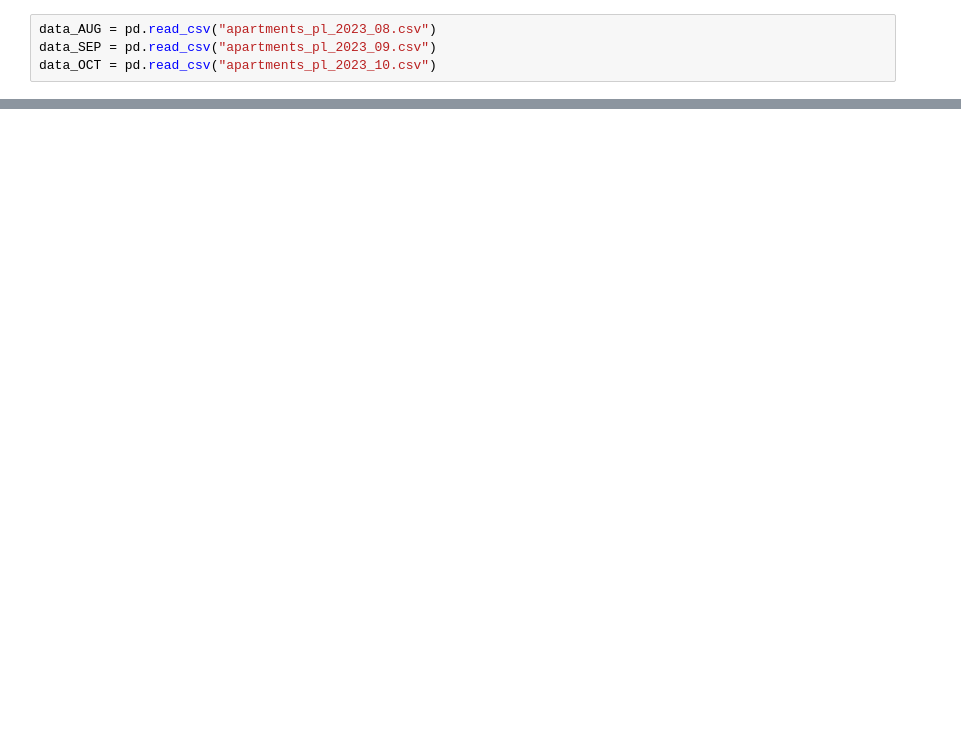
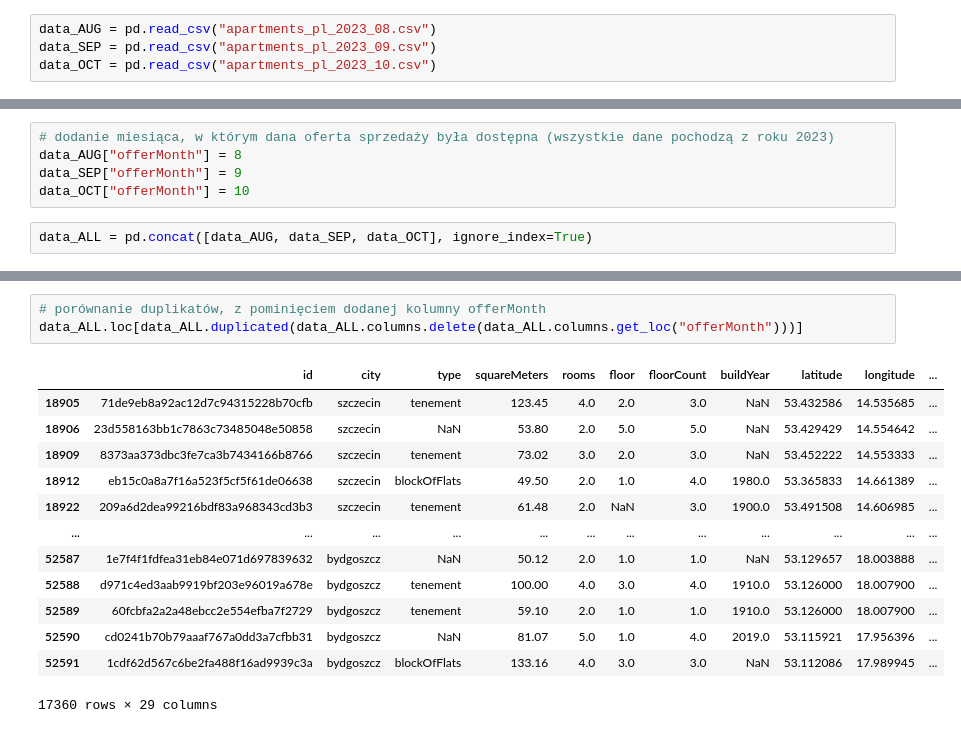
Before and after one commit to Roger1121/FlatAI, a Jupyter notebook: DataAnalysis.ipynb, the cells around one changed output, grey strips where cells are left out. Drawn from its saved outputs; the diff is of its cells as text; blank space fills up the shorter version.

Commit message:
Display data statistics from pandas. Concatenate all data files.

```diff
--- a/DataAnalysis.ipynb
+++ b/DataAnalysis.ipynb
@@ -24,0 +138,7 @@ len(data_OCT)
+# %%
+# dodanie miesiąca, w którym dana oferta sprzedaży była dostępna (wszystkie dane pochodzą z roku 2023)
+data_AUG["offerMonth"] = 8
+data_SEP["offerMonth"] = 9
+data_OCT["offerMonth"] = 10
+# %%
+data_ALL = pd.concat([data_AUG, data_SEP, data_OCT], ignore_index=True)
@@ -24,0 +175,17 @@ len(data_OCT)
+# %%
+# porównanie duplikatów, z pominięciem dodanej kolumny offerMonth
+data_ALL.loc[data_ALL.duplicated(data_ALL.columns.delete(data_ALL.columns.get_loc("offerMonth")))]
+# %% [output]
+|  | id | city | type | squareMeters | rooms | floor | floorCount | buildYear | latitude | longitude | ... |
+| 18905 | 71de9eb8a92ac12d7c94315228b70cfb | szczecin | tenement | 123.45 | 4.0 | 2.0 | 3.0 | NaN | 53.432586 | 14.535685 | ... |
+| 18906 | 23d558163bb1c7863c73485048e50858 | szczecin | NaN | 53.80 | 2.0 | 5.0 | 5.0 | NaN | 53.429429 | 14.554642 | ... |
+| 18909 | 8373aa373dbc3fe7ca3b7434166b8766 | szczecin | tenement | 73.02 | 3.0 | 2.0 | 3.0 | NaN | 53.452222 | 14.553333 | ... |
+| 18912 | eb15c0a8a7f16a523f5cf5f61de06638 | szczecin | blockOfFlats | 49.50 | 2.0 | 1.0 | 4.0 | 1980.0 | 53.365833 | 14.661389 | ... |
+| 18922 | 209a6d2dea99216bdf83a968343cd3b3 | szczecin | tenement | 61.48 | 2.0 | NaN | 3.0 | 1900.0 | 53.491508 | 14.606985 | ... |
+| ... | ... | ... | ... | ... | ... | ... | ... | ... | ... | ... | ... |
+| 52587 | 1e7f4f1fdfea31eb84e071d697839632 | bydgoszcz | NaN | 50.12 | 2.0 | 1.0 | 1.0 | NaN | 53.129657 | 18.003888 | ... |
+| 52588 | d971c4ed3aab9919bf203e96019a678e | bydgoszcz | tenement | 100.00 | 4.0 | 3.0 | 4.0 | 1910.0 | 53.126000 | 18.007900 | ... |
+| 52589 | 60fcbfa2a2a48ebcc2e554efba7f2729 | bydgoszcz | tenement | 59.10 | 2.0 | 1.0 | 1.0 | 1910.0 | 53.126000 | 18.007900 | ... |
+| 52590 | cd0241b70b79aaaf767a0dd3a7cfbb31 | bydgoszcz | NaN | 81.07 | 5.0 | 1.0 | 4.0 | 2019.0 | 53.115921 | 17.956396 | ... |
+| 52591 | 1cdf62d567c6be2fa488f16ad9939c3a | bydgoszcz | blockOfFlats | 133.16 | 4.0 | 3.0 | 3.0 | NaN | 53.112086 | 17.989945 | ... |
+17360 rows × 29 columns
```
Also changed, not shown: parts of 30 cells of this notebook.
